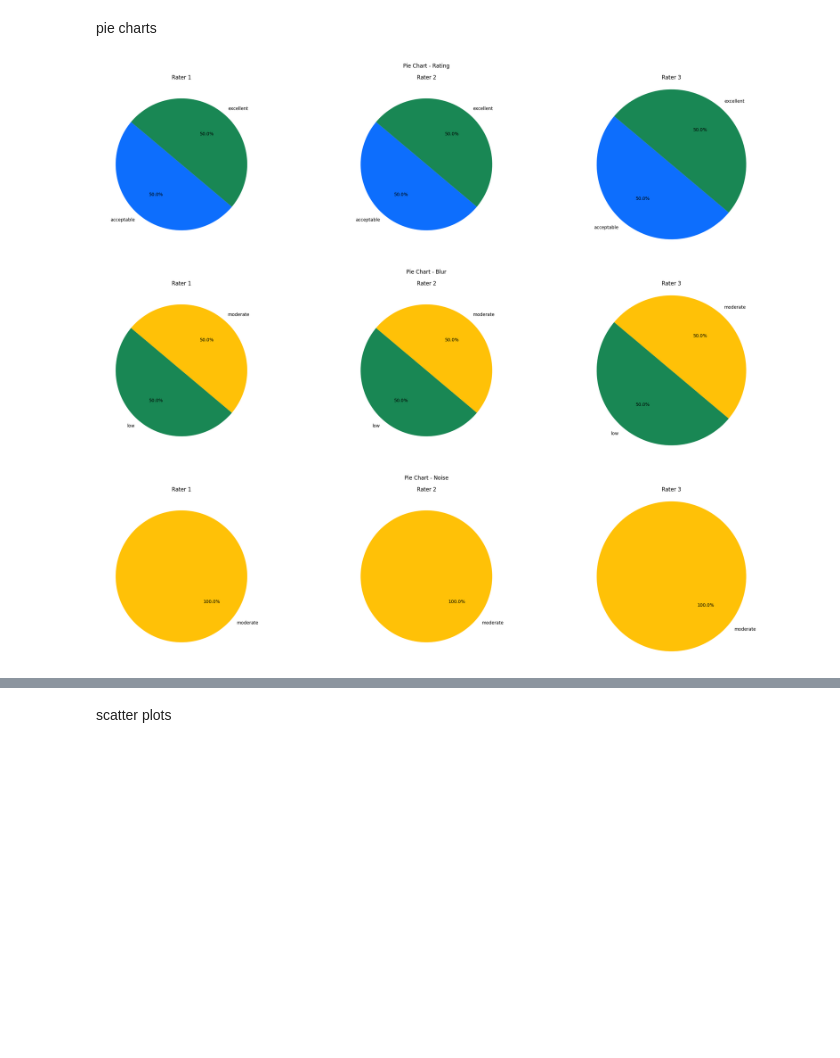
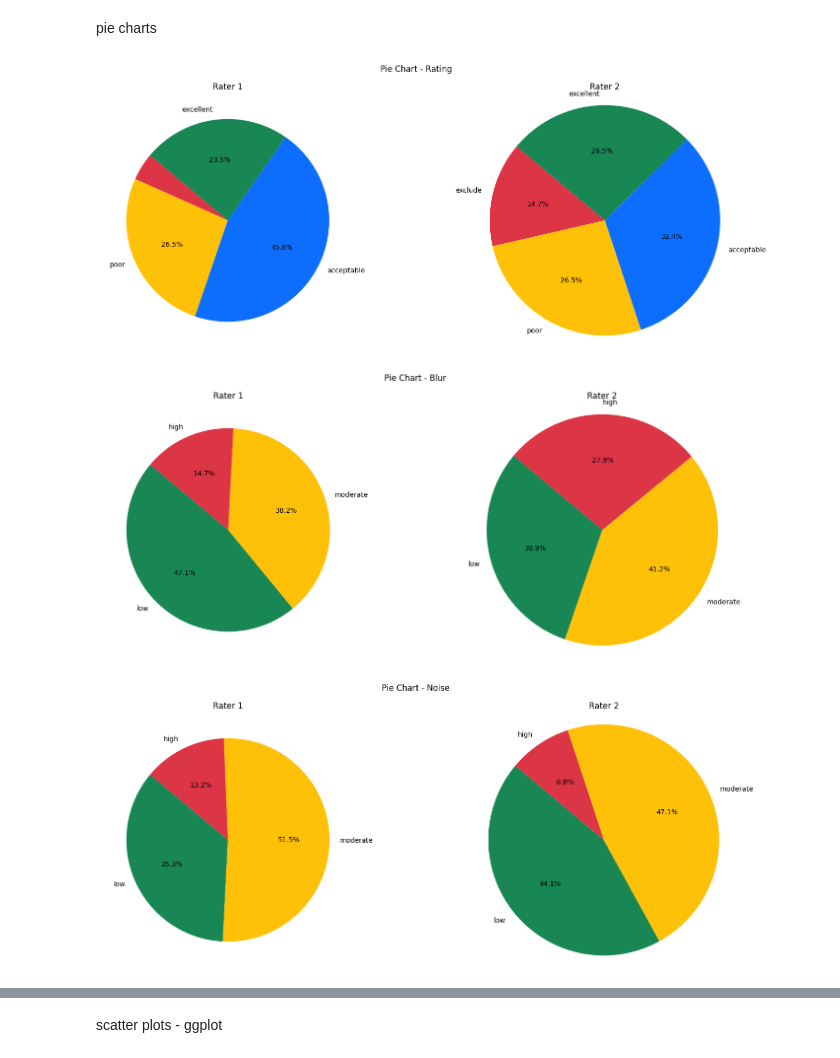
Before and after one commit to jaimebarran/fetal_brain_qc, a Jupyter notebook: notebooks/analyze_results.ipynb, the cells around one changed output, grey strips where cells are left out. Drawn from its saved outputs; the diff is of its cells as text; code cells hidden in the pictures; blank space fills up the shorter version.

Commit message:
enh: ggplot and Bene's ratings

```diff
--- a/notebooks/analyze_results.ipynb
+++ b/notebooks/analyze_results.ipynb
@@ -7,9 +7,9 @@ from scipy import stats
 
 # Read ratings.csv for all raters
 raters_files = [
-    '/mnt/sda1/Repos/a-eye/Output/mri_qc/fetal/test_fetalqc/ratings.csv',
-    '/mnt/sda1/Repos/a-eye/Output/mri_qc/fetal/test_fetalqc/ratings.csv',
-    '/mnt/sda1/Repos/a-eye/Output/mri_qc/fetal/test_fetalqc/ratings.csv',
+    '/mnt/sda1/Repos/a-eye/Output/mri_qc/fetal/eye_qc_83/2_ratings/2_remaining_68/jaime/ratings.csv',
+    '/mnt/sda1/Repos/a-eye/Output/mri_qc/fetal/eye_qc_83/2_ratings/2_remaining_68/bene/ratings.csv',
+    # '/mnt/sda1/Repos/a-eye/Output/mri_qc/fetal/test_fetalqc/ratings.csv',
     # Add paths for other rater files as needed
 ]
 
@@ -71,9 +71,9 @@ import matplotlib.pyplot as plt
 
 # Raters' data files
 raters_files = [
-    '/mnt/sda1/Repos/a-eye/Output/mri_qc/fetal/test_fetalqc/ratings.csv',
-    '/mnt/sda1/Repos/a-eye/Output/mri_qc/fetal/test_fetalqc/ratings.csv',
-    '/mnt/sda1/Repos/a-eye/Output/mri_qc/fetal/test_fetalqc/ratings.csv',
+    '/mnt/sda1/Repos/a-eye/Output/mri_qc/fetal/eye_qc_83/2_ratings/2_remaining_68/jaime/ratings.csv',
+    '/mnt/sda1/Repos/a-eye/Output/mri_qc/fetal/eye_qc_83/2_ratings/2_remaining_68/bene/ratings.csv',
+    # '/mnt/sda1/Repos/a-eye/Output/mri_qc/fetal/test_fetalqc/ratings.csv',
     # Add more paths if necessary
 ]
 
@@ -107,33 +107,33 @@ for metric_name, categories in metrics.items():
     if len(raters_data) == 1:  # Handle single subplot case
         ax = [ax]
 
     for i, rater_data in enumerate(raters_data):
         counts = [rater_data[metric_name].to_list().count(cat) for cat in categories]
         total = sum(counts)
         percentages = [(count / total) * 100 for count in counts]
 
         # Filter labels below threshold
         filtered_labels = [
             f"{categories[idx]}" if percentages[idx] >= LABEL_THRESHOLD else ""
             for idx in range(len(categories))
         ]
 
         ax[i].pie(
             counts,
             labels=filtered_labels,
             autopct=lambda p: f'{p:.1f}%' if p >= LABEL_THRESHOLD else '',  # Hide small slices
             startangle=140,
             colors=colors
         )
         ax[i].set_title(f'Rater {i + 1}')
 
     # Add title and formatting
     fig.suptitle(f'Pie Chart - {metric_name.replace("_text", "").capitalize()}')
     fig.tight_layout()
     fig.set_facecolor('white')
     plt.axis('equal')
     plt.show()
 # %% [output]
-[figure, old version]
+[figure, new version]
-[figure, old version]
+[figure, new version]
-[figure, old version]
+[figure, new version]
@@ -142,5 +142,5 @@ for metric_name, categories in metrics.items():
 # %% [markdown]
-scatter plots
+scatter plots - ggplot
 # %%
 import pandas as pd
 import numpy as np
```
Also changed, not shown: parts of 3 cells of this notebook.
